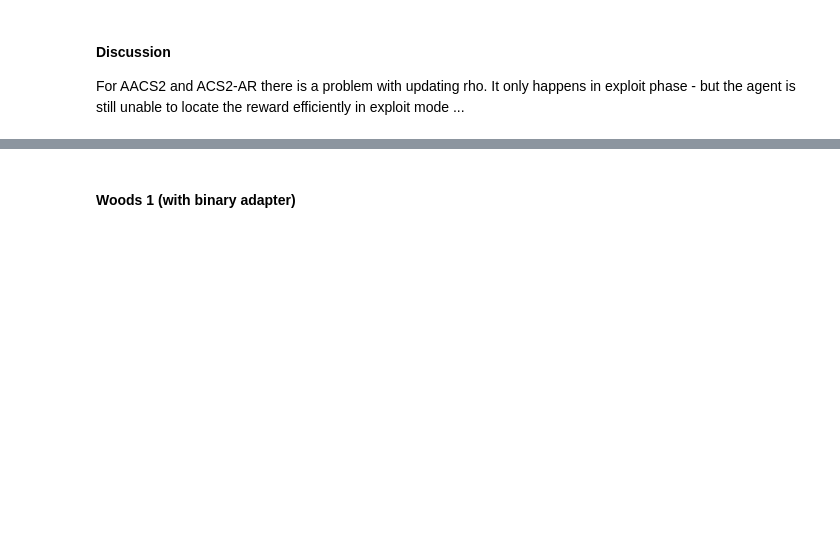
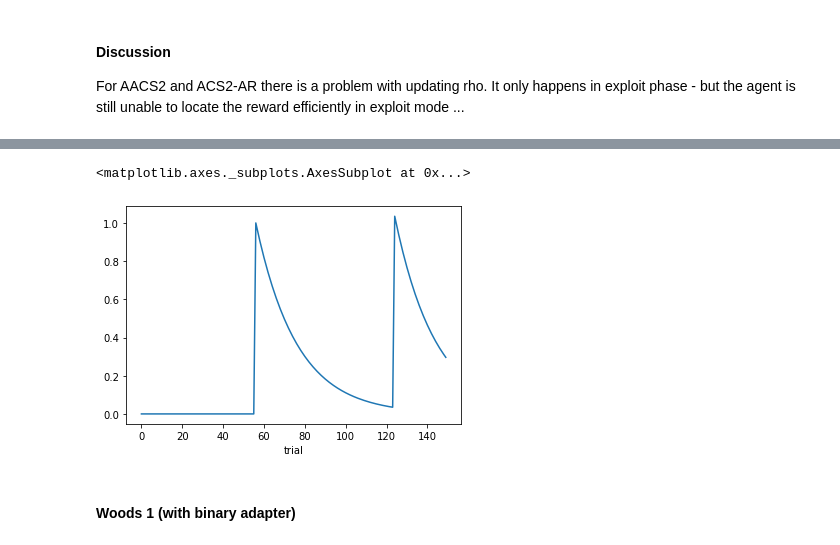
Before and after one commit to ParrotPrediction/pyalcs-experiments, a Jupyter notebook: reward-optimization-experiments/Experiments.ipynb, the cells around one changed output, grey strips where cells are left out. Drawn from its saved outputs; the diff is of its cells as text; code cells hidden in the pictures; blank space fills up the shorter version.

```diff
--- a/reward-optimization-experiments/Experiments.ipynb
+++ b/reward-optimization-experiments/Experiments.ipynb
@@ -346,3 +415,8 @@ Woods2 environment may be formulated as an average reward learning problem.
+# %%
+woods1_dfa['rho'].plot()
+# %% [output]
+<matplotlib.axes._subplots.AxesSubplot at 0x...>
+[figure, added]
 # %% [markdown]
 #### Woods 1 (with binary adapter)
 # %%
```
Also changed, not shown: parts of 19 cells of this notebook, 6 other files.
